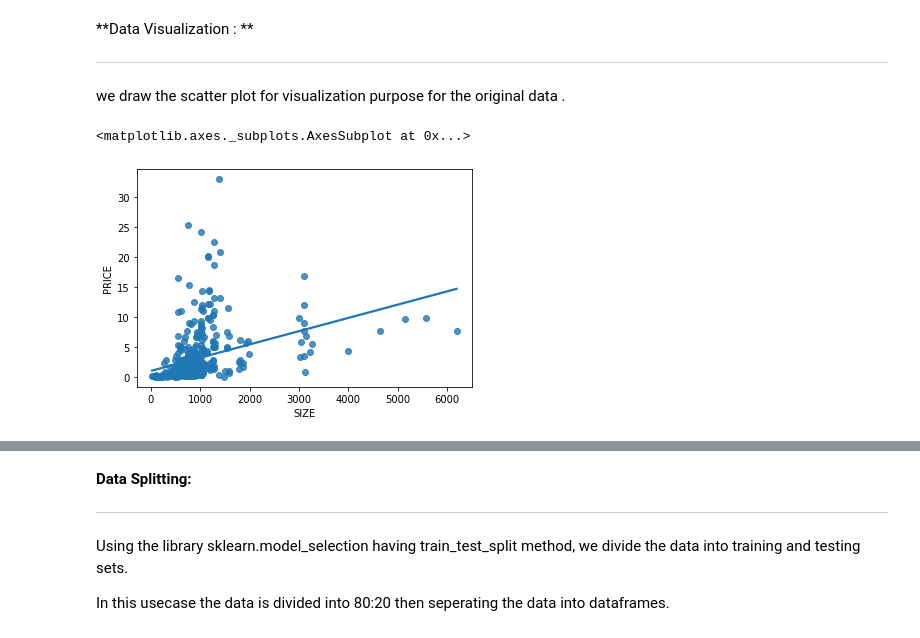
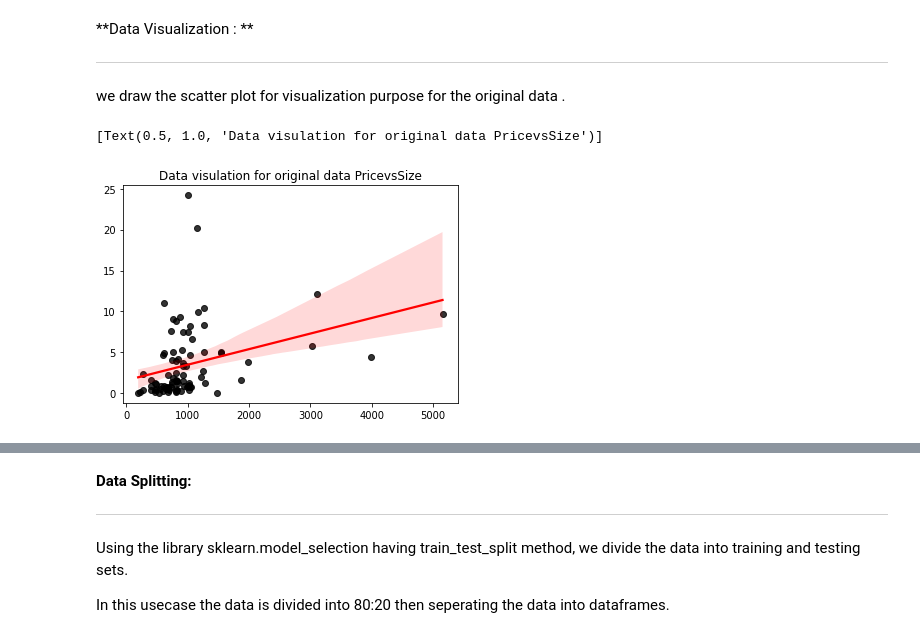
Before and after one commit to Nagmashaik123/Legal-SA, a Jupyter notebook: ShaikAssignment1.ipynb, the cells around one changed output, grey strips where cells are left out. Cells and saved outputs as stored; diff of their text form; code cells hidden in the pictures.

```diff
--- a/ShaikAssignment1.ipynb
+++ b/ShaikAssignment1.ipynb
@@ -112,11 +112,11 @@ Name: PRICE, Length: 430, dtype: float64
 
 ---
 we draw the scatter plot for visualization purpose for the original data .
-# %%
-sns.regplot(size, price, ci=None)
-# %% [output]
-<matplotlib.axes._subplots.AxesSubplot at 0x...>
-[figure, removed]
+# %%
+sns.regplot(test_data_size, test_data_price, scatter_kws={"color": "black"}, line_kws={"color": "red"}).set(title='Data visulation for original data PricevsSize')
+# %% [output]
+[Text(0.5, 1.0, 'Data visulation for original data PricevsSize')]
+[figure, added]
 # %%
 !pip install sklearn
 # %% [output]
```
Also changed, not shown: parts of 6 cells of this notebook.
